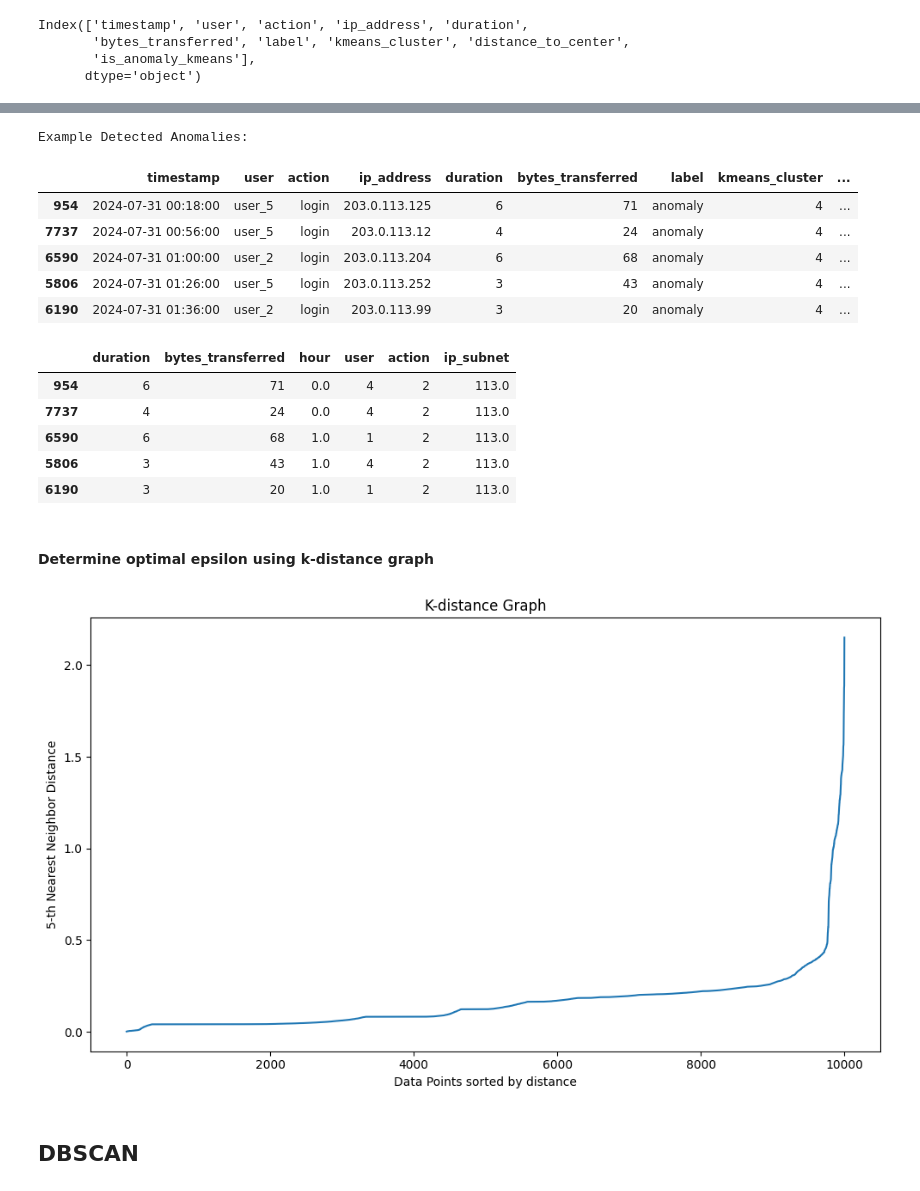
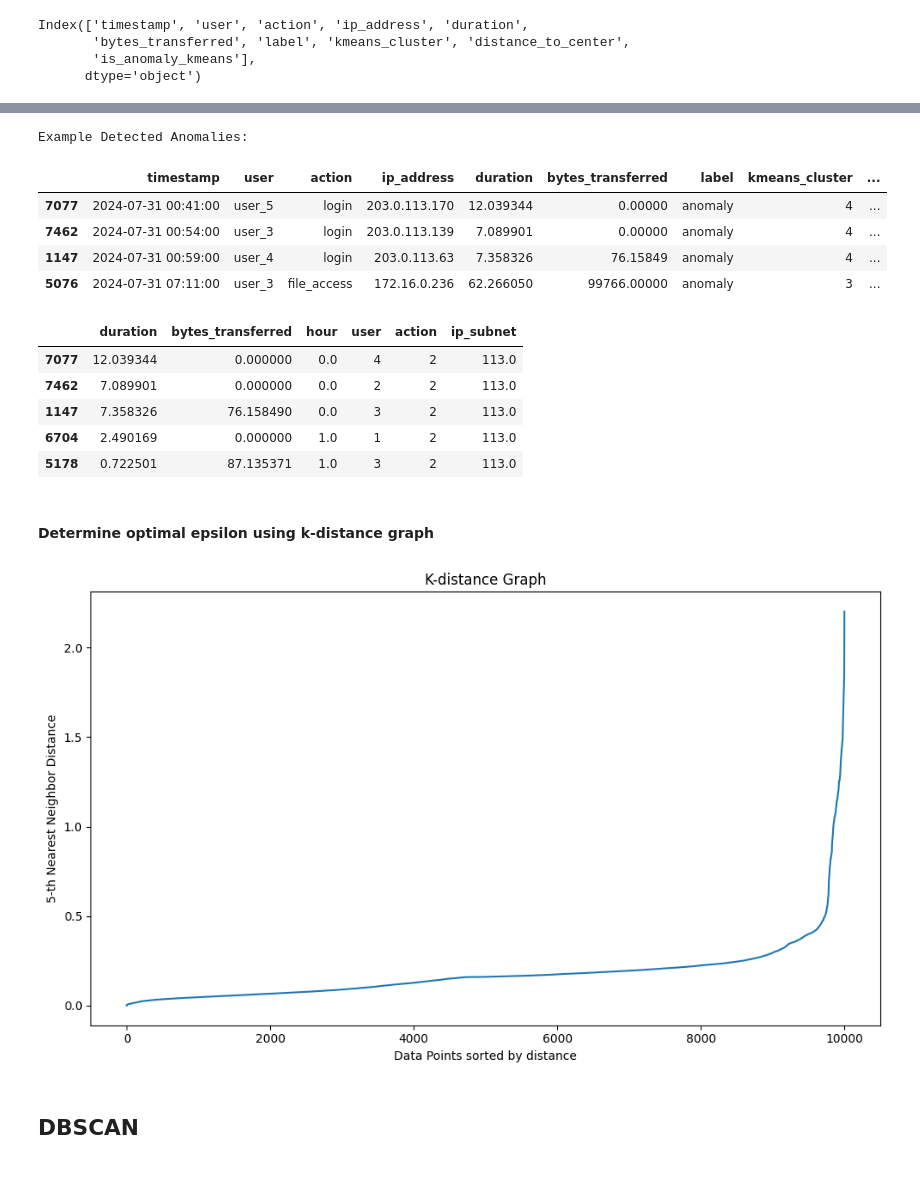
Before and after one commit to albionaguri/cybersecurity, a Jupyter notebook: UBA_simple.ipynb, the cells around one changed output, grey strips where cells are left out. Drawn from its saved outputs; the diff is of its cells as text; code cells hidden in the pictures.

```diff
--- a/UBA_simple.ipynb
+++ b/UBA_simple.ipynb
@@ -53,7 +55,15 @@ for i in range(n_entries):
         duration = np.random.randint(1, 10)
         bytes_transferred = np.random.randint(10, 100)
 
-    # Determine if the entry is an anomaly (3% chance)
+    # Add Gaussian noise to duration and bytes_transferred
+    noise_duration = duration + np.random.normal(0, 5)
+    noise_bytes_transferred = bytes_transferred + np.random.normal(0, 100)
+
+    # Ensure duration and bytes_transferred are non-negative
+    duration = max(0, noise_duration)
+    bytes_transferred = max(0, noise_bytes_transferred)
+
+    # Determine if the entry is an anomaly (0.1% - 1% chance)
     is_anomaly = np.random.random() < 0.03
 
     if is_anomaly:
@@ -436,24 +396,23 @@ plot_2D_anomalies(df, X_pca, 'kmeans_cluster', 'is_anomaly_kmeans', 'Clustering
 # %%
 # 10. Print some example anomalies
 print("\nExample Detected Anomalies:")
-df[df['is_anomaly_kmeans']].head()
+df[df['is_anomaly_kmeans']].head(4)
 # %% [output]
 Example Detected Anomalies:
 |  | timestamp | user | action | ip_address | duration | bytes_transferred | label | kmeans_cluster | ... |
-| 954 | 2024-07-31 00:18:00 | user_5 | login | 203.0.113.125 | 6 | 71 | anomaly | 4 | ... |
-| 7737 | 2024-07-31 00:56:00 | user_5 | login | 203.0.113.12 | 4 | 24 | anomaly | 4 | ... |
-| 6590 | 2024-07-31 01:00:00 | user_2 | login | 203.0.113.204 | 6 | 68 | anomaly | 4 | ... |
-| 5806 | 2024-07-31 01:26:00 | user_5 | login | 203.0.113.252 | 3 | 43 | anomaly | 4 | ... |
-| 6190 | 2024-07-31 01:36:00 | user_2 | login | 203.0.113.99 | 3 | 20 | anomaly | 4 | ... |
+| 7077 | 2024-07-31 00:41:00 | user_5 | login | 203.0.113.170 | 12.039344 | 0.00000 | anomaly | 4 | ... |
+| 7462 | 2024-07-31 00:54:00 | user_3 | login | 203.0.113.139 | 7.089901 | 0.00000 | anomaly | 4 | ... |
+| 1147 | 2024-07-31 00:59:00 | user_4 | login | 203.0.113.63 | 7.358326 | 76.15849 | anomaly | 4 | ... |
+| 5076 | 2024-07-31 07:11:00 | user_3 | file_access | 172.16.0.236 | 62.266050 | 99766.00000 | anomaly | 3 | ... |
 # %%
 X.head()
 # %% [output]
 |  | duration | bytes_transferred | hour | user | action | ip_subnet |
-| 954 | 6 | 71 | 0.0 | 4 | 2 | 113.0 |
-| 7737 | 4 | 24 | 0.0 | 4 | 2 | 113.0 |
-| 6590 | 6 | 68 | 1.0 | 1 | 2 | 113.0 |
-| 5806 | 3 | 43 | 1.0 | 4 | 2 | 113.0 |
-| 6190 | 3 | 20 | 1.0 | 1 | 2 | 113.0 |
+| 7077 | 12.039344 | 0.000000 | 0.0 | 4 | 2 | 113.0 |
+| 7462 | 7.089901 | 0.000000 | 0.0 | 2 | 2 | 113.0 |
+| 1147 | 7.358326 | 76.158490 | 0.0 | 3 | 2 | 113.0 |
+| 6704 | 2.490169 | 0.000000 | 1.0 | 1 | 2 | 113.0 |
+| 5178 | 0.722501 | 87.135371 | 1.0 | 3 | 2 | 113.0 |
 # %% [markdown]
 #### Determine optimal epsilon using k-distance graph
 # %%
@@ -476,7 +435,7 @@ plt.ylabel(f'{k}-th Nearest Neighbor Distance')
 plt.tight_layout()
 plt.show()
 # %% [output]
-[figure, old version]
+[figure, new version]
 # %% [markdown]
 ## DBSCAN
 # %%
```
Also changed, not shown: parts of 16 cells of this notebook.
